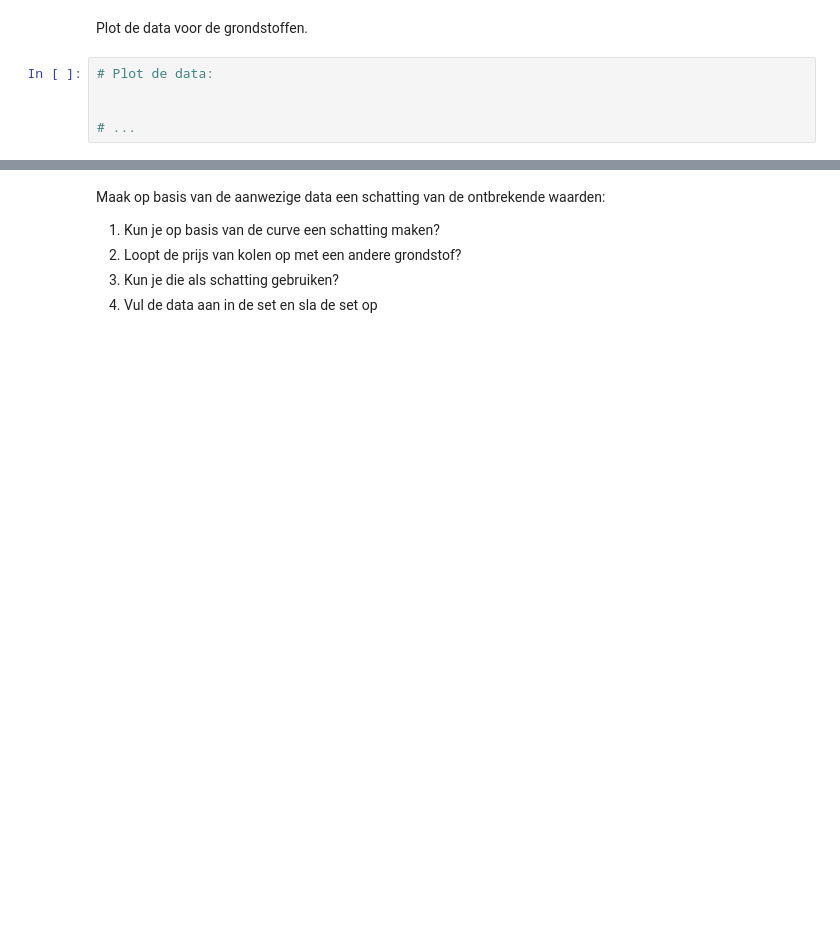
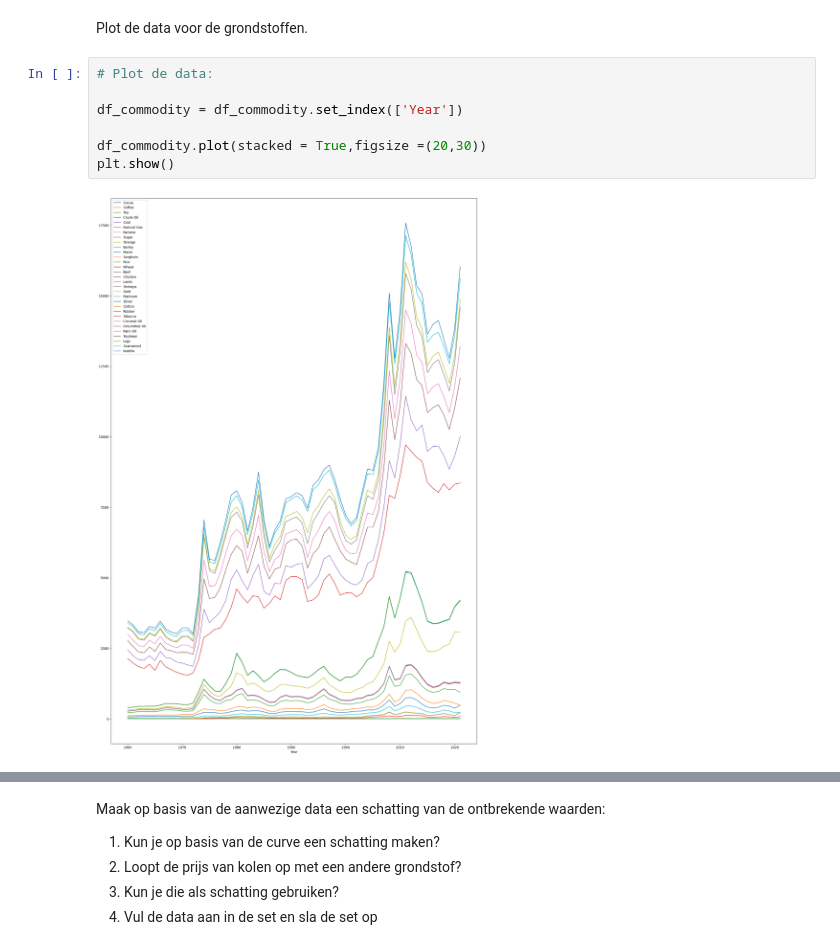
Before and after one commit to KajalRajesh/MakeAIWork1, a Jupyter notebook: practica/week3/pandas/Oefenen-met-Pandas.ipynb, the cells around one changed output, grey strips where cells are left out. Cells and saved outputs as stored; diff of their text form; blank space fills up the shorter version.

```diff
--- a/practica/week3/pandas/Oefenen-met-Pandas.ipynb
+++ b/practica/week3/pandas/Oefenen-met-Pandas.ipynb
@@ -221,5 +239,9 @@ Plot de data voor de grondstoffen.
 # %%
 # Plot de data:
 
+df_commodity = df_commodity.set_index(['Year'])
 
-# ...
+df_commodity.plot(stacked = True,figsize =(20,30))
+plt.show()
+# %% [output]
+[figure, added]
```
Also changed, not shown: parts of 2 cells of this notebook, 5 other files.
